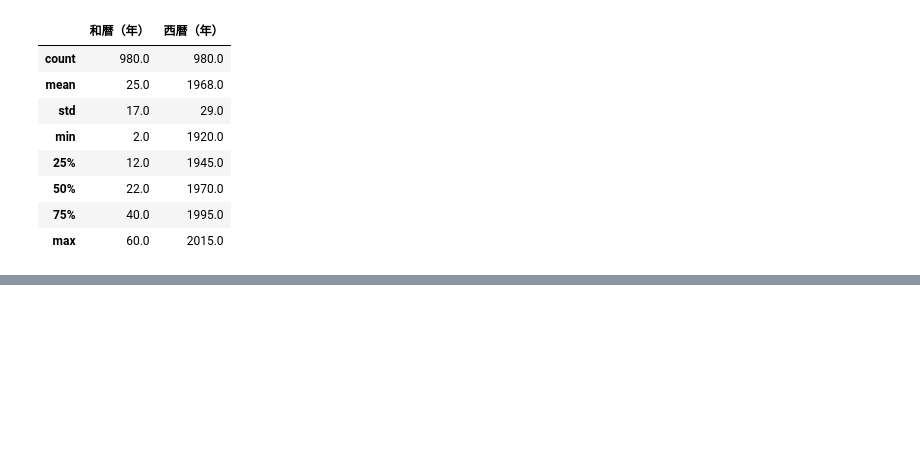
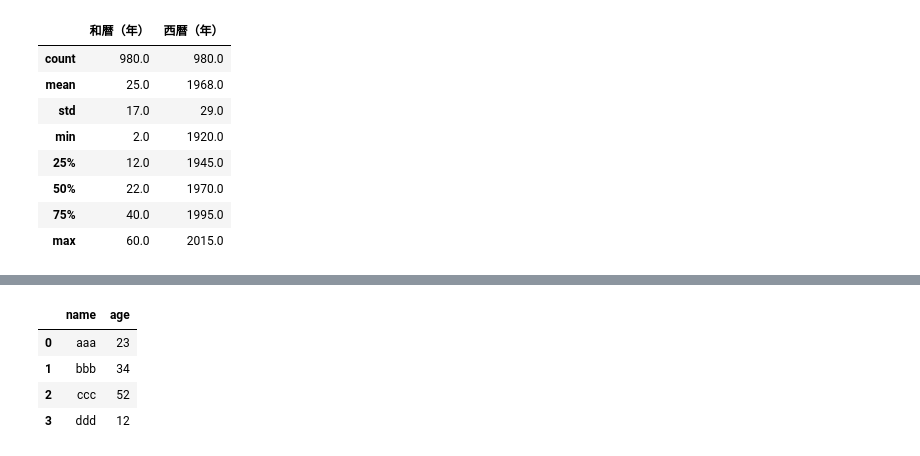
Before and after one commit to shuheitachikawa/python-practice, a Jupyter notebook: test.ipynb, the cells around one changed output, grey strips where cells are left out. Saved outputs shown, nothing was run; the diff lists cells and outputs as text; code cells hidden in the pictures; blank space fills up the shorter version.

```diff
--- a/test.ipynb
+++ b/test.ipynb
@@ -101,0 +124,8 @@ df_population_data.describe().round(0)
+# %%
+left
+# %% [output]
+|  | name | age |
+| 0 | aaa | 23 |
+| 1 | bbb | 34 |
+| 2 | ccc | 52 |
+| 3 | ddd | 12 |
```
Also changed, not shown: parts of 6 cells of this notebook, 9 other files.
